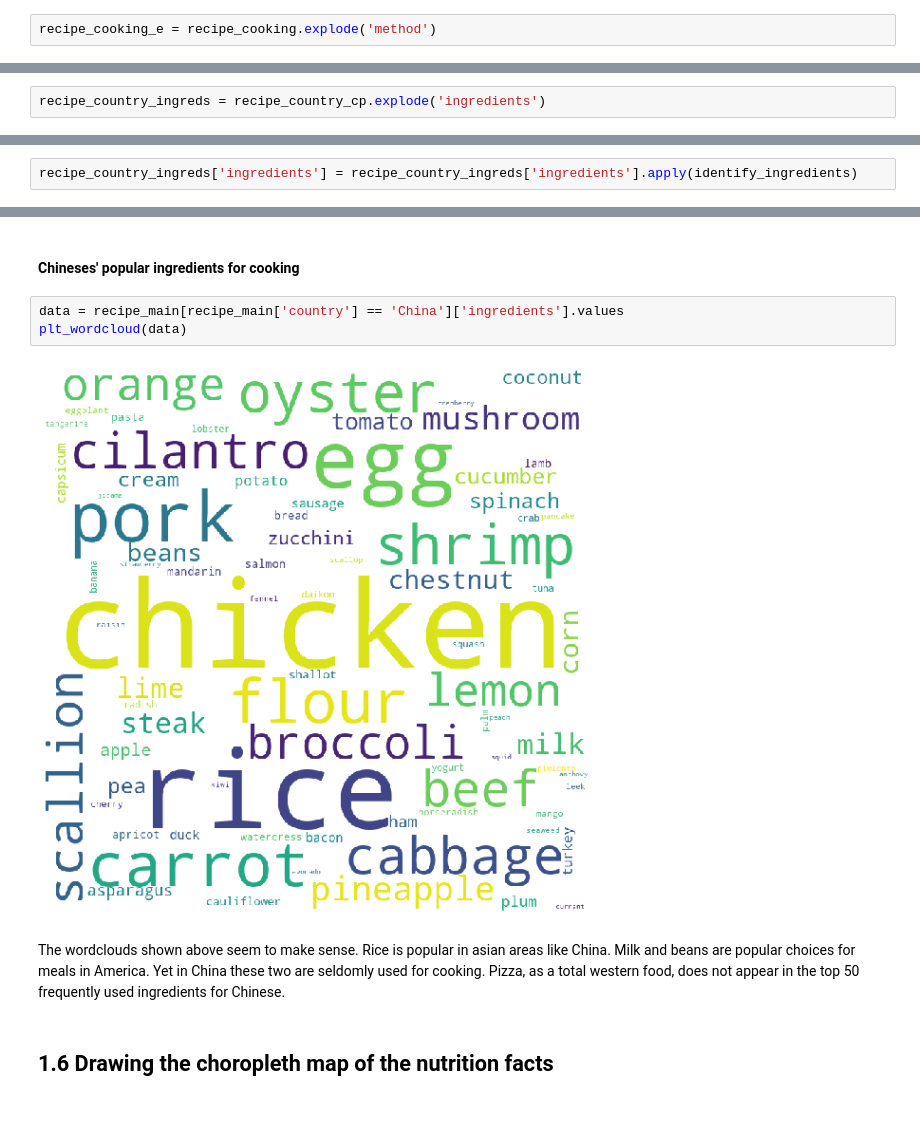
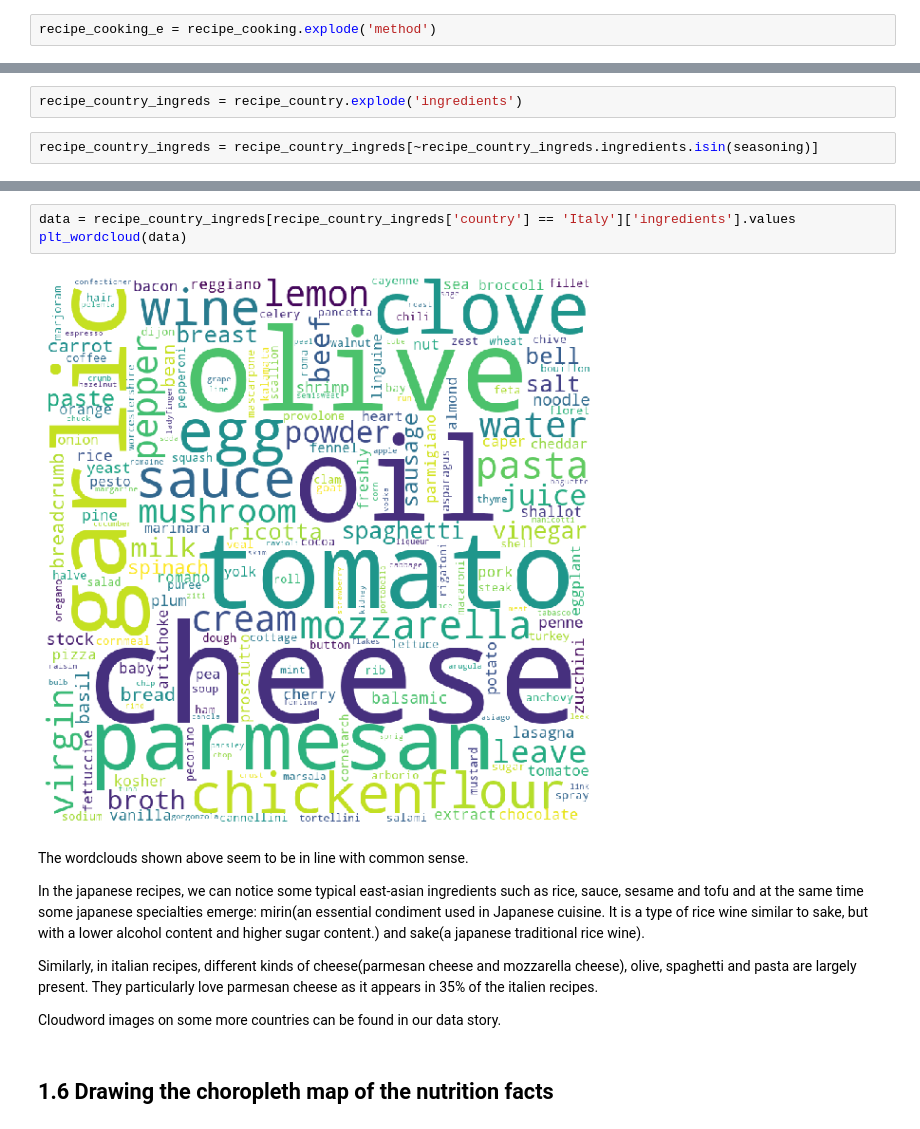
Before and after one commit to JiahuaWU/ada2019, a Jupyter notebook: FinalNotebook.ipynb, the cells around one changed output, grey strips where cells are left out. Saved outputs shown, nothing was run; the diff lists cells and outputs as text.

```diff
--- a/FinalNotebook.ipynb
+++ b/FinalNotebook.ipynb
@@ -273,0 +453,4 @@ data = recipe_cooking_e[recipe_cooking_e['country'] == 'China']['method'].values
+# %%
+recipe_country_ingreds = recipe_country.explode('ingredients')
+# %%
+recipe_country_ingreds = recipe_country_ingreds[~recipe_country_ingreds.ingredients.isin(seasoning)]
@@ -316,2 +530,0 @@ unions = dairy + vegetable + fruit + meat + seafood + grain
-# %%
-recipe_country_ingreds = recipe_country_cp.explode('ingredients')
@@ -330,2 +530,0 @@ def identify_ingredients(row):
-# %%
-recipe_country_ingreds['ingredients'] = recipe_country_ingreds['ingredients'].apply(identify_ingredients)
@@ -370,12 +533,16 @@ plt_wordcloud(data)
-# %% [markdown]
-#### Chineses' popular ingredients for cooking
 # %%
-data = recipe_main[recipe_main['country'] == 'China']['ingredients'].values
+data = recipe_country_ingreds[recipe_country_ingreds['country'] == 'Italy']['ingredients'].values
 plt_wordcloud(data)
 # %% [output]
-[figure, old version]
+[figure, new version]
-# %% [markdown]
-The wordclouds shown above seem to make sense. Rice is popular in asian areas like China. Milk and beans are popular choices for meals in America. Yet in China these two are seldomly used for cooking. Pizza, as a total western food, does not appear in the top 50 frequently used ingredients for Chinese.
+# %% [markdown]
+The wordclouds shown above seem to be in line with common sense.
+
+In the japanese recipes, we can notice some typical east-asian ingredients such as rice, sauce, sesame and tofu and at the same time some japanese specialties emerge: mirin(an essential condiment used in Japanese cuisine. It is a type of rice wine similar to sake, but with a lower alcohol content and higher sugar content.) and sake(a japanese traditional rice wine).
+
+Similarly, in italian recipes, different kinds of cheese(parmesan cheese and mozzarella cheese), olive, spaghetti and pasta are largely present. They particularly love parmesan cheese as it appears in 35% of the italien recipes.
+
+Cloudword images on some more countries can be found in our data story.
 # %% [markdown]
 ## 1.6 Drawing the choropleth map of the nutrition facts
 # %% [markdown]
```
Also changed, not shown: parts of 124 cells of this notebook.
